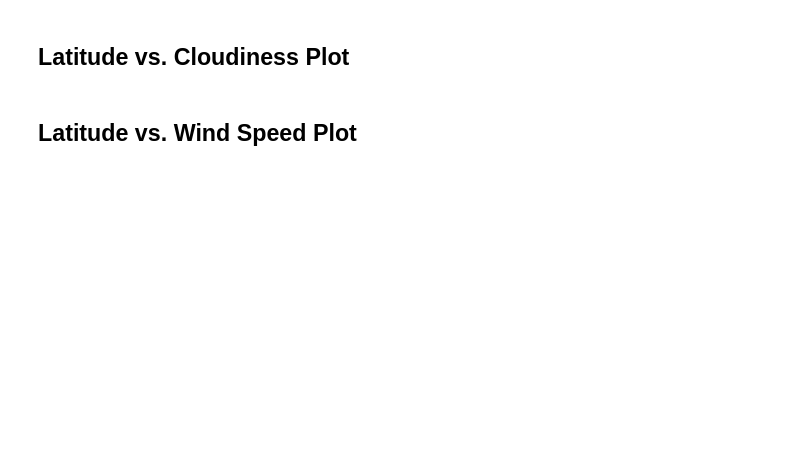
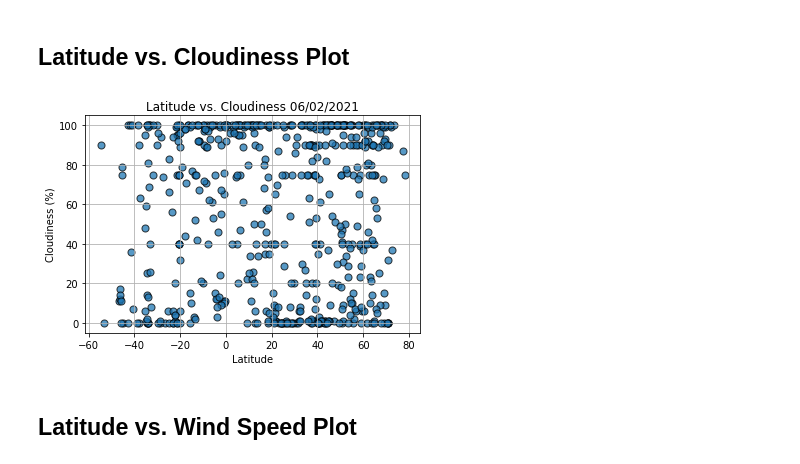
Before and after one commit to Jarice8893/python-api-challenge, a Jupyter notebook: WeatherPy-.ipynb, the cells around one changed output. Cells and saved outputs as stored; diff of their text form; code cells hidden in the pictures; blank space fills up the shorter version.

```diff
--- a/WeatherPy-.ipynb
+++ b/WeatherPy-.ipynb
@@ -76,4 +263,15 @@ Skip this step if there are no cities that have humidity > 100%.
 # %% [markdown]
 ## Latitude vs. Cloudiness Plot
+# %%
+plt.scatter(cities_data["Lat"], cities_data["Cloudiness"], marker="o", s=50,alpha=.75, edgecolors="black")
+plt.title(f"Latitude vs. Cloudiness {date}")
+plt.ylabel("Cloudiness (%)")
+plt.xlabel("Latitude")
+plt.grid(True)
+
+plt.savefig("Latitude vs Cloudiness.png")
+plt.show()
+# %% [output]
+[figure, added]
 # %% [markdown]
 ## Latitude vs. Wind Speed Plot
```
Also changed, not shown: parts of 20 cells of this notebook, 7 other files.
